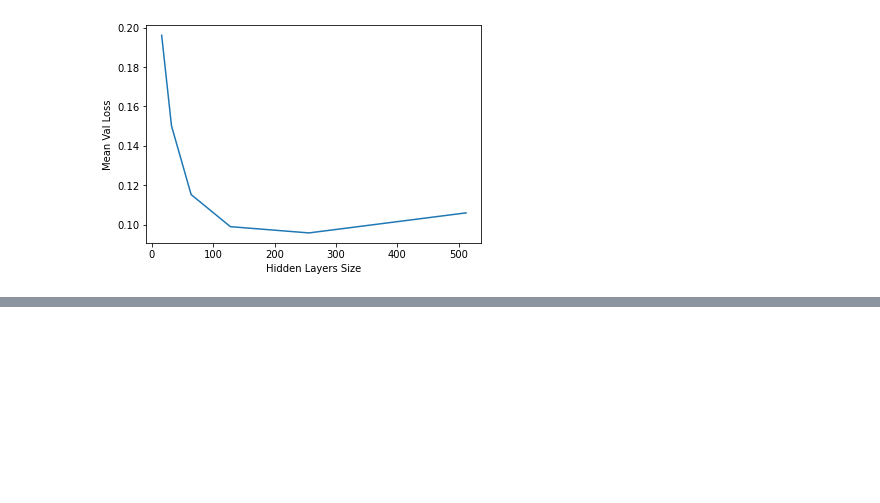
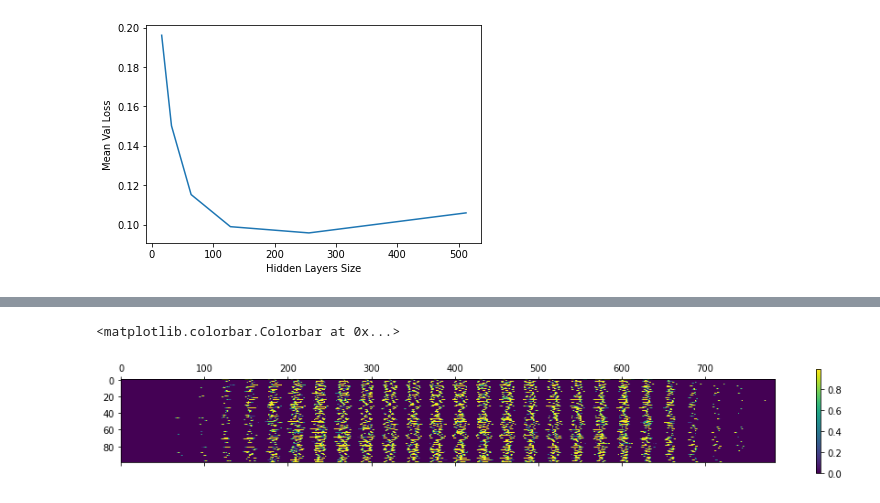
Before and after one commit to atharvabagde/ML_starter, a Jupyter notebook: MNIST/MNIST_Neural_Network.ipynb, the cells around one changed output, grey strips where cells are left out. Saved outputs shown, nothing was run; the diff lists cells and outputs as text; code cells hidden in the pictures; blank space fills up the shorter version.

```diff
--- a/MNIST/MNIST_Neural_Network.ipynb
+++ b/MNIST/MNIST_Neural_Network.ipynb
@@ -362,0 +369,6 @@ loss = network.gradient_descent(lr = lr_ ,n_epochs = N_EPOCHS)
+# %%
+plt.matshow(network.X[0:100])
+plt.colorbar()
+# %% [output]
+<matplotlib.colorbar.Colorbar at 0x...>
+[figure, added]
```
Also changed, not shown: parts of 1 cell of this notebook.
